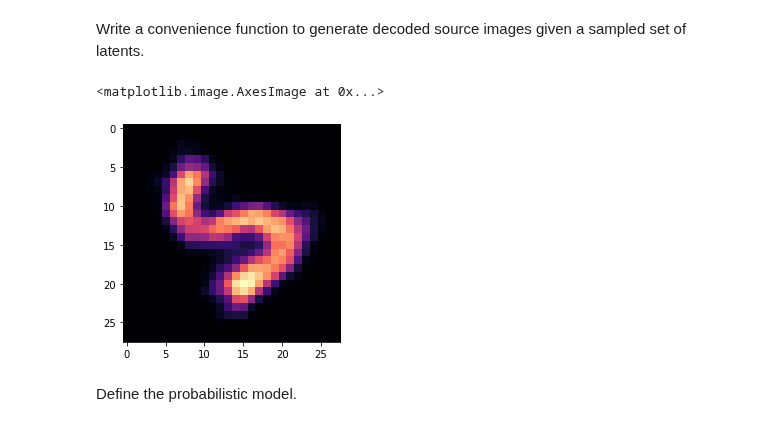
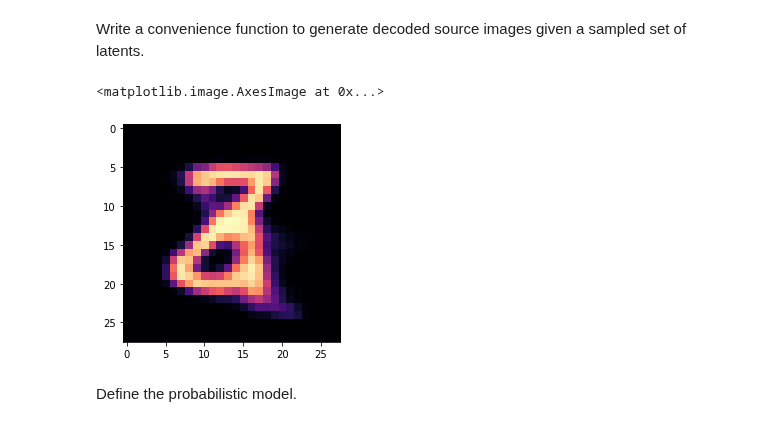
Before and after one commit to smsharma/deep-prob-prog-tutorials, a Jupyter notebook: 02_deep_prob_prog.ipynb, the cells around one changed output. Saved outputs shown, nothing was run; the diff lists cells and outputs as text; code cells hidden in the pictures.

```diff
--- a/02_deep_prob_prog.ipynb
+++ b/02_deep_prob_prog.ipynb
@@ -413,8 +406,8 @@ import tensorflow_datasets as tfds
 Set some hyperparameters:
 # %%
 # Hyperparameters
-latents = 64  # Latent dimensionality of VAE bottleneck
-num_epochs = 20
-batch_size = 64
+num_latents = 64  # Latent dimensionality of VAE bottleneck
+num_epochs = 30
+batch_size = 128
 learning_rate = 1e-3
 # %% [markdown]
@@ -424 +416,3 @@ Side note: the `ConvTranspose` in the CNN decoder is a transposed convolution, a
+# %%
+arch = "cnn"  # ["dnn","cnn"] encoder/decoder
 # %%
@@ -567,7 +564,7 @@ state = train_state.TrainState.create(
 )
 
 rng, z_key, eval_rng = random.split(rng, 3)
-z = random.normal(z_key, (64, latents))
+z = random.normal(z_key, (64, num_latents))
 
 steps_per_epoch = 50000 // batch_size
 
@@ -606,7 +600,7 @@ Epoch: 20, Loss: 101.1704, Recon. loss: 79.7201, KL-Div.: 21.4503
 # %%
 rng = jax.random.PRNGKey(12)
 rng, z_key, eval_rng = random.split(rng, 3)
-z = jax.random.normal(z_key, (16, latents))
+z = jax.random.normal(z_key, (16, num_latents))
 # %%
 metrics, comparison, sample = eval(state.params, test_ds, z, eval_rng)
 # %%
@@ -652,14 +646,14 @@ def generate(vae, z):
   return generate_images
 # %%
  # Draw some latent parameters from Gaussian prior
-z_latent = jax.random.normal(z_key, (1, latents))
+z_latent = jax.random.normal(z_key, (1, num_latents))
 
 # Corresponding decoded image
 img_decoded = nn.apply(generate, model_vae())({'params': state.params}, z_latent)
 plt.imshow(img_decoded[0, :, :, 0], cmap='magma')
 # %% [output]
 <matplotlib.image.AxesImage at 0x...>
-[figure, old version]
+[figure, new version]
 # %% [markdown]
 Define the probabilistic model.
 # %%
```
Also changed, not shown: parts of 28 cells of this notebook.
